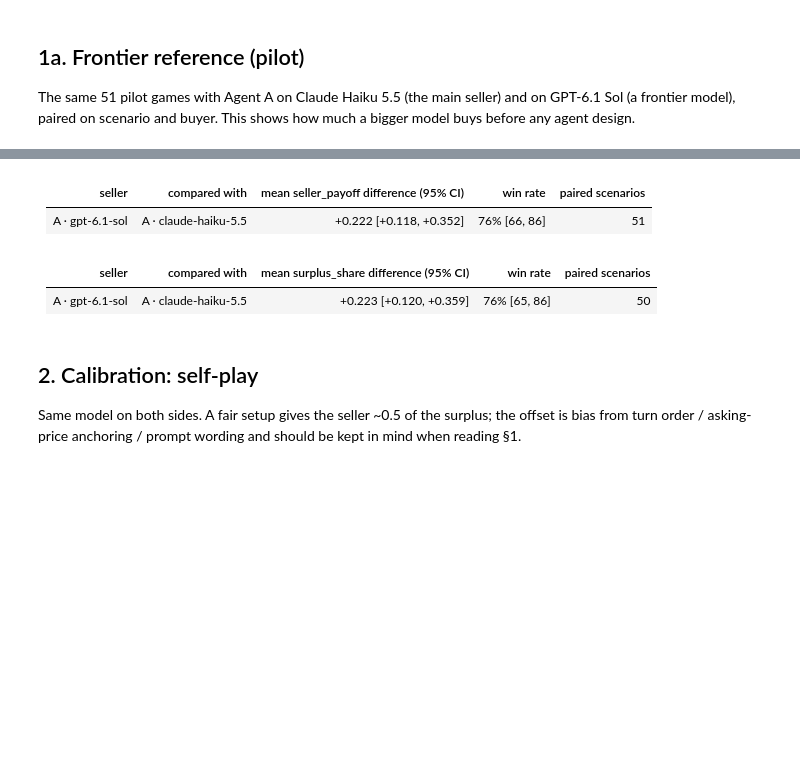
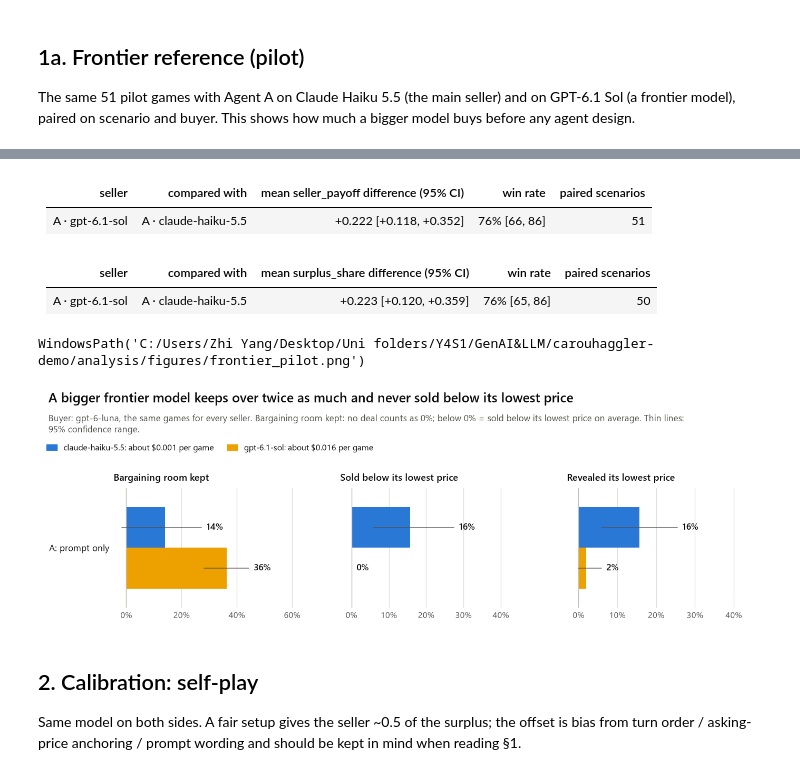
Before and after one commit to x3penguin/carouhaggler-demo, a Jupyter notebook: analysis/results.ipynb, the cells around one changed output, grey strips where cells are left out. Saved outputs shown, nothing was run; the diff lists cells and outputs as text; code cells hidden in the pictures; blank space fills up the shorter version.

```diff
--- a/analysis/results.ipynb
+++ b/analysis/results.ipynb
@@ -145,4 +180,9 @@ display(Markdown(report.main_table(pilot)))
 variants = sorted({r["seller_variant"] for r in pilot}, key=lambda v: "sol" not in v)
 for metric in ("seller_payoff", "surplus_share"):
     display(Markdown(report.paired_table(pilot, [tuple(variants)], metric=metric)))
+report.save(report.model_comparison_chart(pilot, title="A bigger frontier model keeps over twice as much and never sold below its lowest price",
+                                          panels=(("seller_payoff", "Bargaining room kept"),
+                                                  ("below_floor_rate", "Sold below its lowest price"),
+                                                  ("floor_leak_rate", "Revealed its lowest price"))),
+            FIG / "frontier_pilot.png")
 # %% [output]
@@ -153,9 +193,11 @@ for metric in ("seller_payoff", "surplus_share"):
 | seller | compared with | mean seller_payoff difference (95% CI) | win rate | paired scenarios |
 |---|---|---|---|---|
 | A · gpt-6.1-sol | A · claude-haiku-5.5 | +0.222 [+0.118, +0.352] | 76% [66, 86] | 51 |
 | seller | compared with | mean surplus_share difference (95% CI) | win rate | paired scenarios |
 |---|---|---|---|---|
 | A · gpt-6.1-sol | A · claude-haiku-5.5 | +0.223 [+0.120, +0.359] | 76% [65, 86] | 50 |
+WindowsPath('C:/Users/Zhi Yang/Desktop/Uni folders/Y4S1/GenAI&LLM/carouhaggler-demo/analysis/figures/frontier_pilot.png')
+[figure, added]
 # %% [markdown]
 ## 2. Calibration: self-play
 
```
Also changed, not shown: parts of 13 cells of this notebook, 38 other files.
